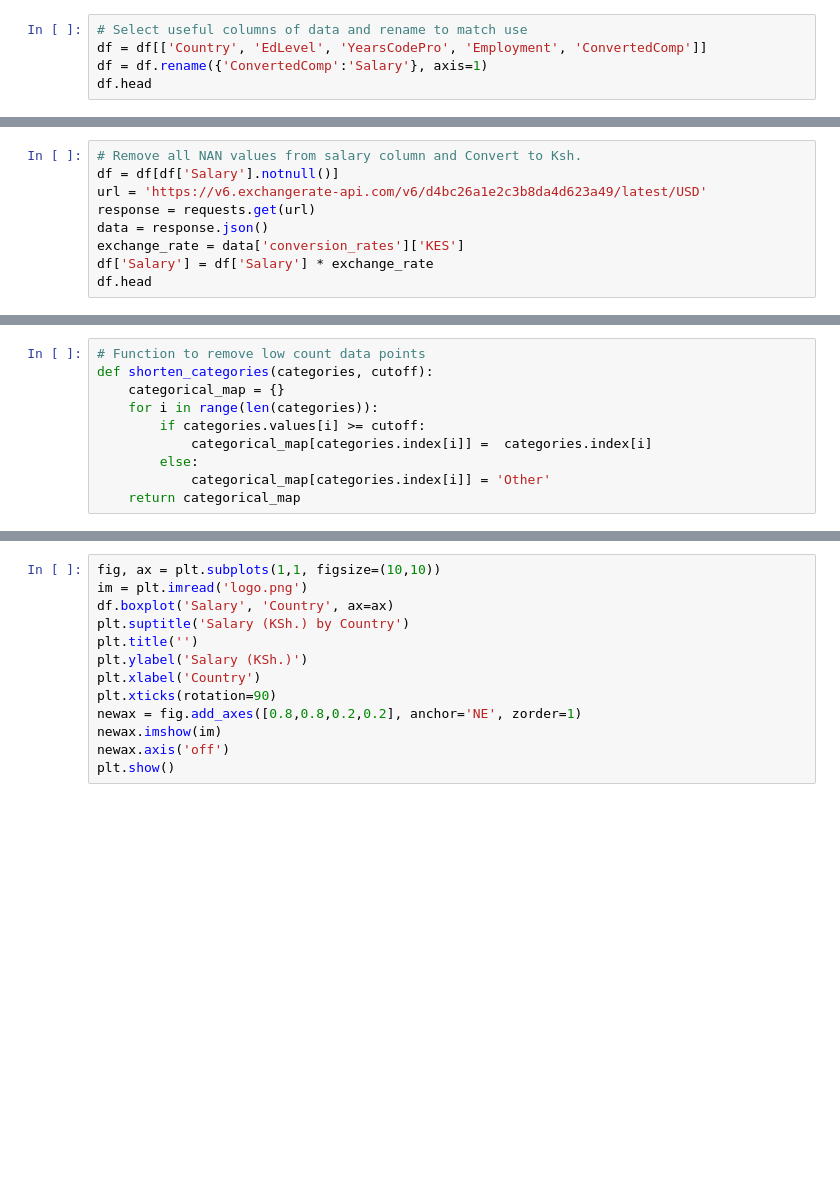
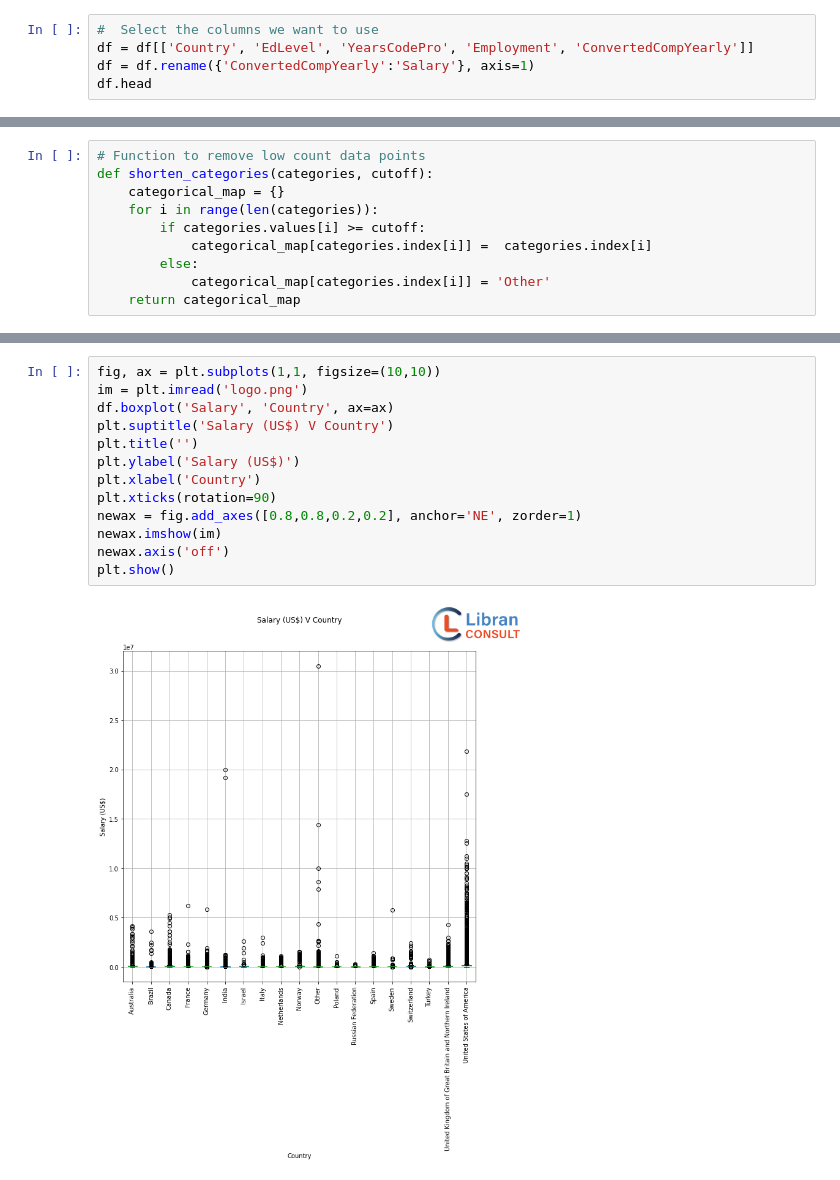
Before and after one commit to brightmaraba/salary-prediction, a Jupyter notebook: SalaryPrediction.ipynb, the cells around one changed output, grey strips where cells are left out. Cells and saved outputs as stored; diff of their text form; blank space fills up the shorter version.

```diff
--- a/SalaryPrediction.ipynb
+++ b/SalaryPrediction.ipynb
@@ -11,5 +29,5 @@ df.head
 # %%
-# Select useful columns of data and rename to match use
-df = df[['Country', 'EdLevel', 'YearsCodePro', 'Employment', 'ConvertedComp']]
-df = df.rename({'ConvertedComp':'Salary'}, axis=1)
+#  Select the columns we want to use
+df = df[['Country', 'EdLevel', 'YearsCodePro', 'Employment', 'ConvertedCompYearly']]
+df = df.rename({'ConvertedCompYearly':'Salary'}, axis=1)
 df.head
@@ -16,9 +51,0 @@ df.head
-# %%
-# Remove all NAN values from salary column and Convert to Ksh.
-df = df[df['Salary'].notnull()]
-url = 'https://v6.exchangerate-api.com/v6/d4bc26a1e2c3b8da4d623a49/latest/USD'
-response = requests.get(url)
-data = response.json()
-exchange_rate = data['conversion_rates']['KES']
-df['Salary'] = df['Salary'] * exchange_rate
-df.head
@@ -55,13 +159,15 @@ df['Country'].value_counts()
 # %%
 fig, ax = plt.subplots(1,1, figsize=(10,10))
 im = plt.imread('logo.png')
 df.boxplot('Salary', 'Country', ax=ax)
-plt.suptitle('Salary (KSh.) by Country')
+plt.suptitle('Salary (US$) V Country')
 plt.title('')
-plt.ylabel('Salary (KSh.)')
+plt.ylabel('Salary (US$)')
 plt.xlabel('Country')
 plt.xticks(rotation=90)
 newax = fig.add_axes([0.8,0.8,0.2,0.2], anchor='NE', zorder=1)
 newax.imshow(im)
 newax.axis('off')
 plt.show()
+# %% [output]
+[figure, added]
```
Also changed, not shown: parts of 38 cells of this notebook, 8 other files.
